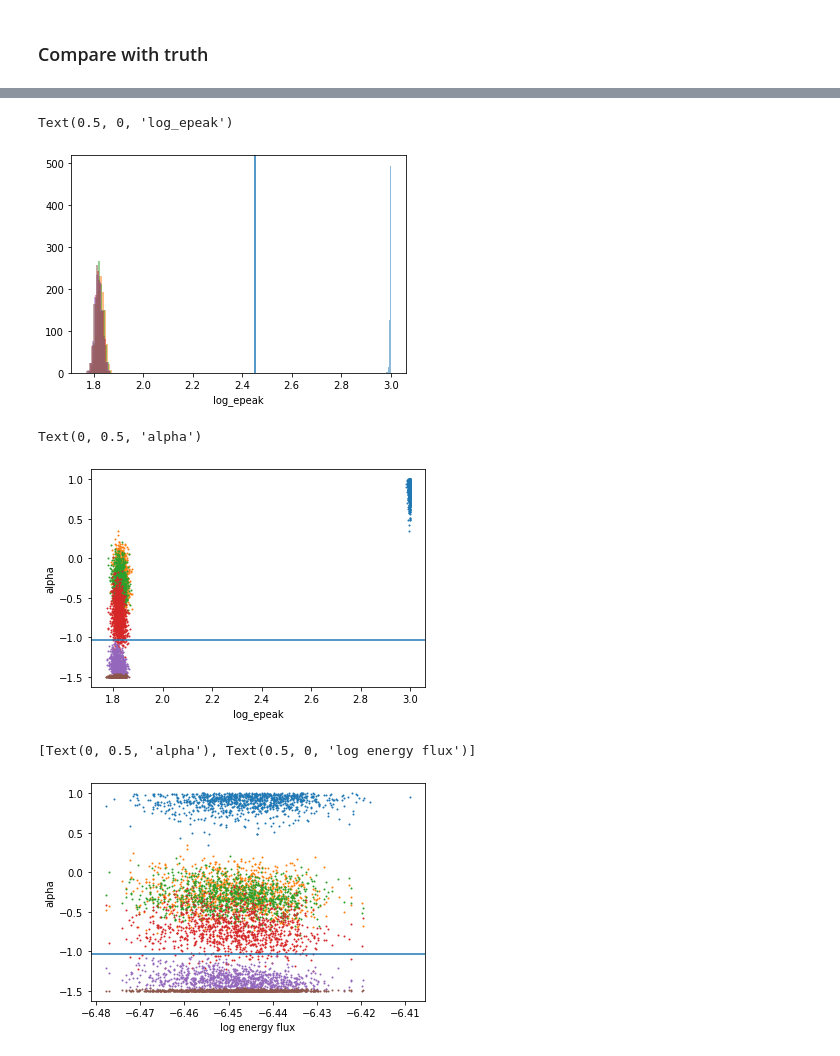
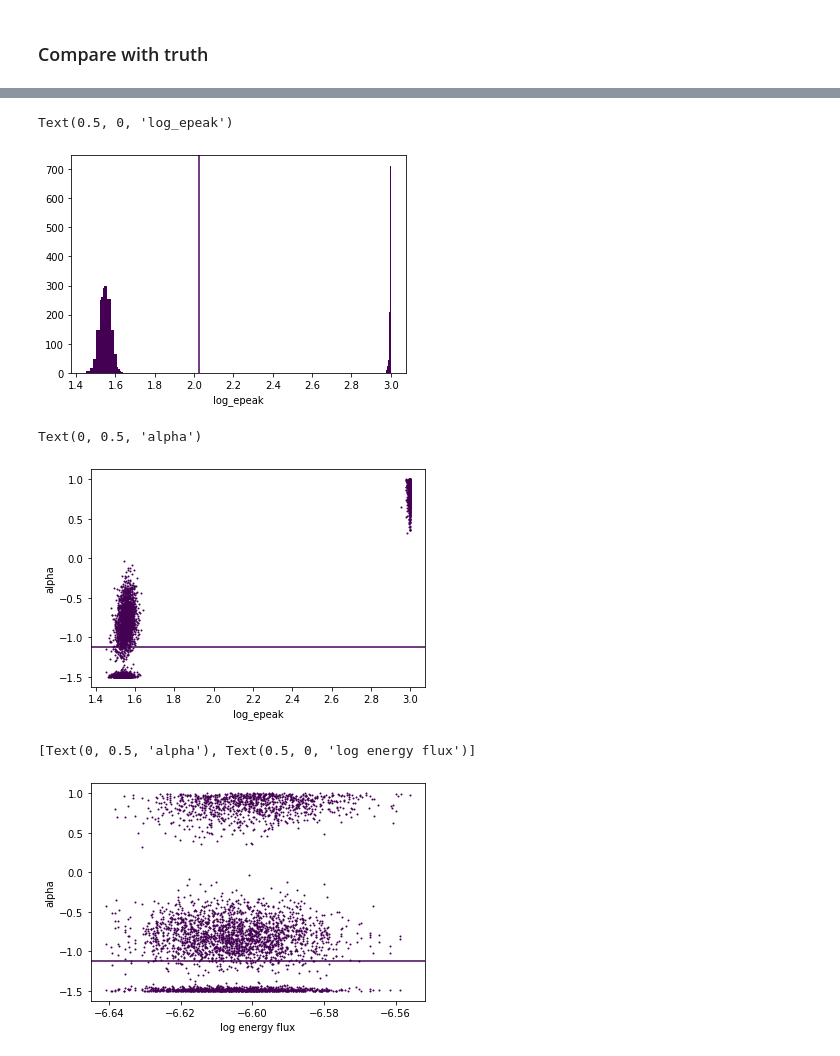
Before and after one commit to cescalara/zusammen, a Jupyter notebook: examples/fit.ipynb, the cells around one changed output, grey strips where cells are left out. Drawn from its saved outputs; the diff is of its cells as text; code cells hidden in the pictures.

Commit message:
Testing fits for more GRBs and checking data in 3ML

```diff
--- a/examples/fit.ipynb
+++ b/examples/fit.ipynb
@@ -54,7 +54,7 @@ WARNING RuntimeWarning: Minimum MC energy (5.0) is larger than minimum EBOUNDS e
 # %% [markdown]
 ## Fit
 # %%
-ds = zusammen.DataSet.from_hdf5_file('data/sgrb.h5')
+ds = zusammen.DataSet.from_hdf5_file('data/grb_pop_proc.h5')
 # %%
 warmup = 500
 samps = 250
@@ -98,14 +98,3 @@ arviz.plot_pair(av, var_names=["gamma", "delta"], divergences=True);
 # %%
 from cosmogrb.universe.survey import Survey
 from popsynth.distributions.cosmological_distribution import luminosity_distance
-# %%
-survey = Survey.from_file('data/grb_pop_survey.h5')
-grb_reload = survey['SynthGRB_0'].grb
-
-gamma_true = grb_reload._source_params["gamma"]
-Nrest = grb_reload._source_params["Nrest"]
-z = grb_reload.z
-dl = luminosity_distance(grb_reload.z)
-delta_true = np.log10(Nrest / (4 * np.pi * dl**2))
-alpha_true = grb_reload._source_params["alpha"]
-ep_start = grb_reload._source_params["ep_start"]
@@ -145,36 +136,39 @@ Text(0, 0.5, 'log_energy_flux')
 # %%
 fig, ax = plt.subplots()
 for i in range(N_intervals):
-    ax.hist(np.concatenate(av.posterior.log_epeak[:,:,i]), alpha=0.5)
-ax.axvline(np.log10(ep_start))
+    ax.hist(np.concatenate(av.posterior.log_epeak[:,:,i]),
+            color=grb_colors[grb_id[i]])
+for i in range(N_grbs):
+    ax.axvline(np.log10(ep_starts[i]), color=grb_colors[i])
 ax.set_xlabel("log_epeak")
 # %% [output]
 Text(0.5, 0, 'log_epeak')
-[figure, old version]
+[figure, new version]
 # %%
 fig, ax = plt.subplots()
-
 for i in range(N_intervals):
-
     ax.scatter(np.concatenate(av.posterior.log_epeak[:,:,i]),
-               np.concatenate(av.posterior.alpha[:,:,i]), s=1)
-ax.axhline(alpha_true)
+               np.concatenate(av.posterior.alpha[:,:,i]), s=1,
+               color=grb_colors[grb_id[i]])
+for i in range(N_grbs):
+    ax.axhline(alphas[i], color=grb_colors[i])
 #ax.axvline(np.log10(ep_start))
 ax.set_xlabel("log_epeak")
 ax.set_ylabel("alpha")
 # %% [output]
 Text(0, 0.5, 'alpha')
-[figure, old version]
+[figure, new version]
 # %%
 fig, ax = plt.subplots()
 
 for i in range(N_intervals):
-
     ax.scatter(np.concatenate(av.posterior.log_energy_flux[:,:,i]),
-               np.concatenate(av.posterior.alpha[:,:,i]), s=1)
-ax.axhline(alpha_true)
+               np.concatenate(av.posterior.alpha[:,:,i]), s=1,
+               color=grb_colors[grb_id[i]])
+for i in range(N_grbs):
+    ax.axhline(alphas[i], color=grb_colors[i])
 ax.set(xlabel="log energy flux", ylabel="alpha")
 # %% [output]
 [Text(0, 0.5, 'alpha'), Text(0.5, 0, 'log energy flux')]
-[figure, old version]
+[figure, new version]
 # %%
```
Also changed, not shown: parts of 7 cells of this notebook, 7 other files.
